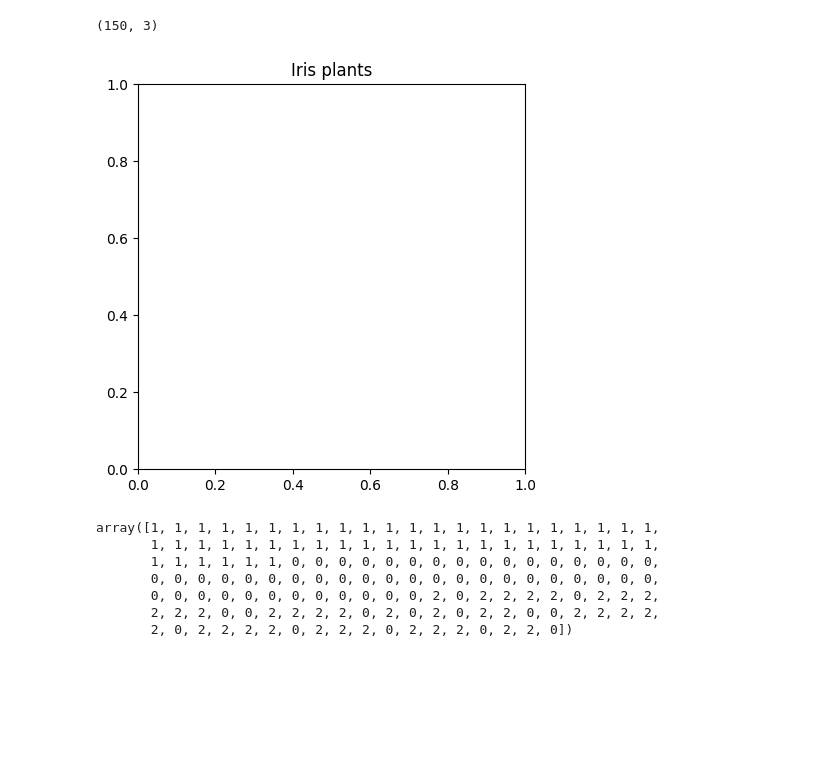
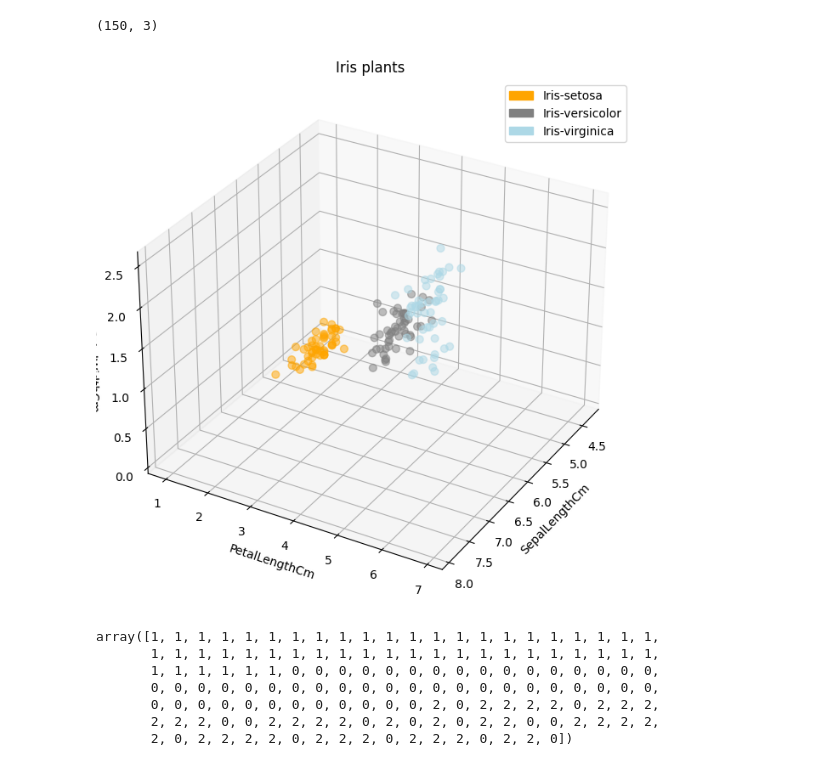
Before and after one commit to jaimeisaac2020/Python-analsisis-basicos, a Jupyter notebook: Hierarchical_Clustering_Example_Code.ipynb, the cells around one changed output. Cells and saved outputs as stored; diff of their text form; code cells hidden in the pictures; blank space fills up the shorter version.

```diff
--- a/Hierarchical_Clustering_Example_Code.ipynb
+++ b/Hierarchical_Clustering_Example_Code.ipynb
@@ -28,44 +28,45 @@ X.shape
 # %% [output]
 (150, 3)
 # %%
-from matplotlib import pyplot as plt
 from mpl_toolkits.mplot3d import Axes3D
 import matplotlib.patches as mpatches
-
+import matplotlib.pyplot as plt
 
 # variables
-x = X.iloc[:,0]
-y = X.iloc[:,1]
-z = X.iloc[:,2]
+x = X.iloc[:, 0]
+y = X.iloc[:, 1]
+z = X.iloc[:, 2]
 
 # axes instance
-fig = plt.figure(figsize=(5,5))
-ax = Axes3D(fig)
-
+fig = plt.figure(figsize=(8, 8))
+ax = fig.add_subplot(111, projection='3d')
 
 # color-code species
-colors = {'Iris-setosa':'orange', 'Iris-versicolor':'grey', 'Iris-virginica':'lightblue'}
-
+colors = {'Iris-setosa': 'orange', 'Iris-versicolor': 'grey', 'Iris-virginica': 'lightblue'}
 
 # plot
-ax.scatter(x, y, z, s=40, c= Iris_data["Species"].map(colors) ,cmap = colors, marker='o', alpha=0.5)
+ax.scatter(x, y, z, s=40, c=Iris_data["Species"].map(colors), cmap=colors, marker='o', alpha=0.5)
 
-#legend
+# legend
 orange_patch = mpatches.Patch(color='orange', label='Iris-setosa')
 grey_patch = mpatches.Patch(color='grey', label='Iris-versicolor')
 lightblue_patch = mpatches.Patch(color='lightblue', label='Iris-virginica')
-ax.legend(handles=[orange_patch, grey_patch, lightblue_patch ])
+ax.legend(handles=[orange_patch, grey_patch, lightblue_patch])
 
-#title
+# title
 plt.title("Iris plants")
 
 # axes labels
 ax.set_xlabel('SepalLengthCm')
 ax.set_ylabel('PetalLengthCm')
 ax.set_zlabel('PetalWidthCm')
+
+# Puedes intentar usar esta línea adicional para mejorar la visualización en Colab
+ax.view_init(30, 30)
+
 plt.show()
 # %% [output]
-[figure, old version]
+[figure, new version]
 # %%
 from sklearn.cluster import AgglomerativeClustering
 
```
Also changed, not shown: parts of 1 cell of this notebook.
